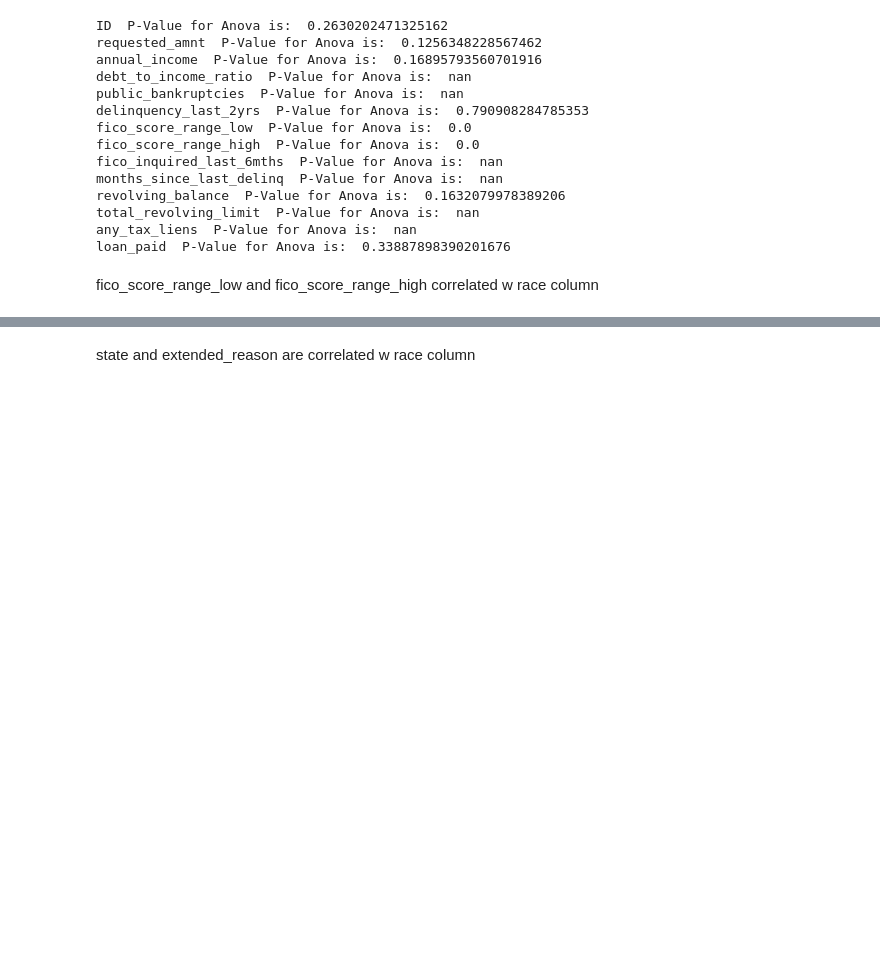
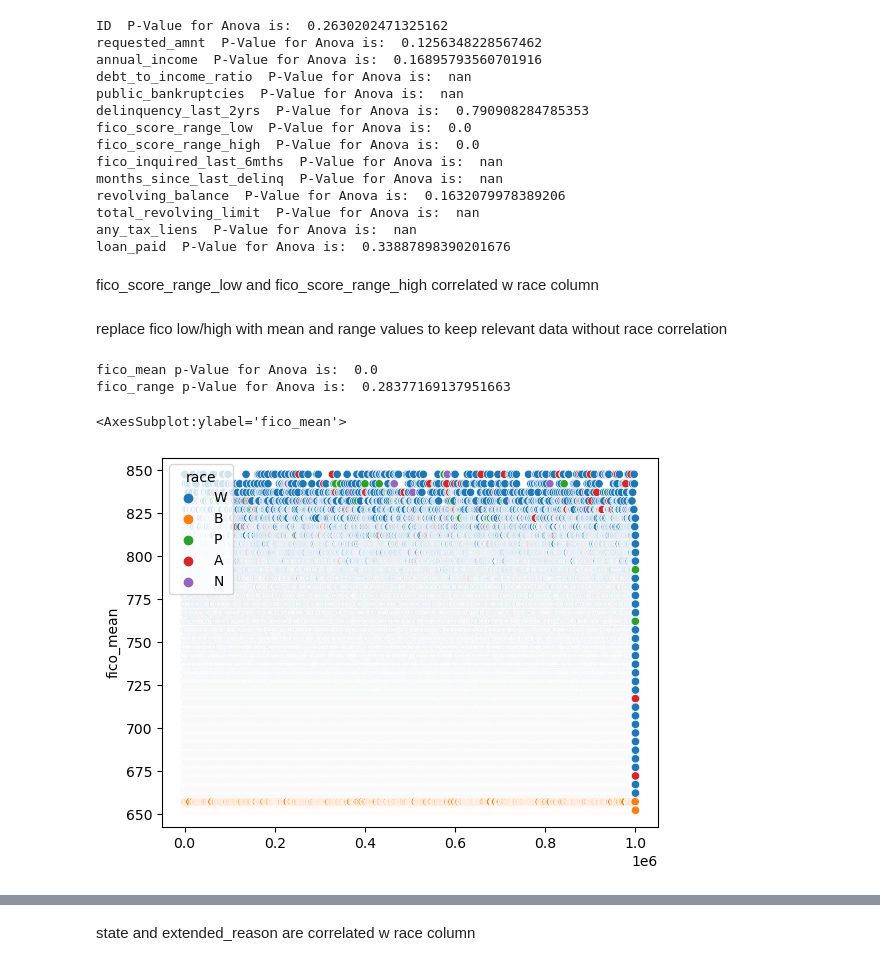
Before and after one commit to sodonova/capstone-banking, a Jupyter notebook: capstone-data-prep.ipynb, the cells around one changed output, grey strips where cells are left out. Drawn from its saved outputs; the diff is of its cells as text; code cells hidden in the pictures; blank space fills up the shorter version.

```diff
--- a/capstone-data-prep.ipynb
+++ b/capstone-data-prep.ipynb
@@ -43,0 +51,22 @@ fico_score_range_low and fico_score_range_high correlated w race column
+# %% [markdown]
+replace fico low/high with mean and range values to keep relevant data without race correlation
+# %%
+#check that there is no correlation w race
+
+CategoryGroupLists=df.groupby('race')['fico_mean'].apply(list)
+# perform the ANOVA test
+AnovaResults = f_oneway(*CategoryGroupLists)
+print('fico_mean p-Value for Anova is: ', AnovaResults[1])
+
+CategoryGroupLists=df.groupby('race')['fico_range'].apply(list)
+# perform the ANOVA test
+AnovaResults = f_oneway(*CategoryGroupLists)
+print('fico_range p-Value for Anova is: ', AnovaResults[1])
+# %% [output]
+fico_mean p-Value for Anova is:  0.0
+fico_range p-Value for Anova is:  0.28377169137951663
+# %%
+sns.scatterplot(data=df, x=df.index, y='fico_mean', hue='race')
+# %% [output]
+<AxesSubplot:ylabel='fico_mean'>
+[figure, added]
```
Also changed, not shown: parts of 8 cells of this notebook.
